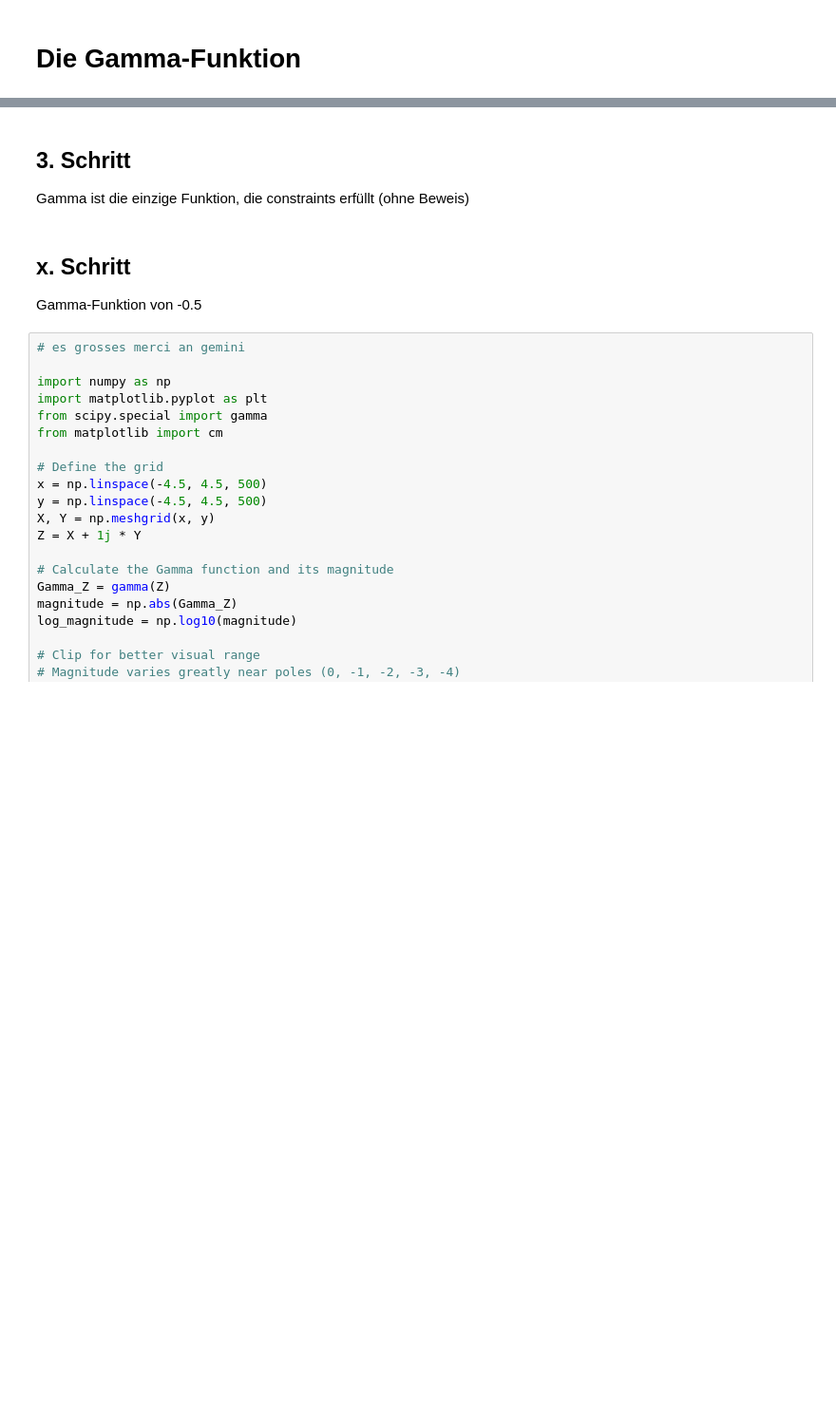
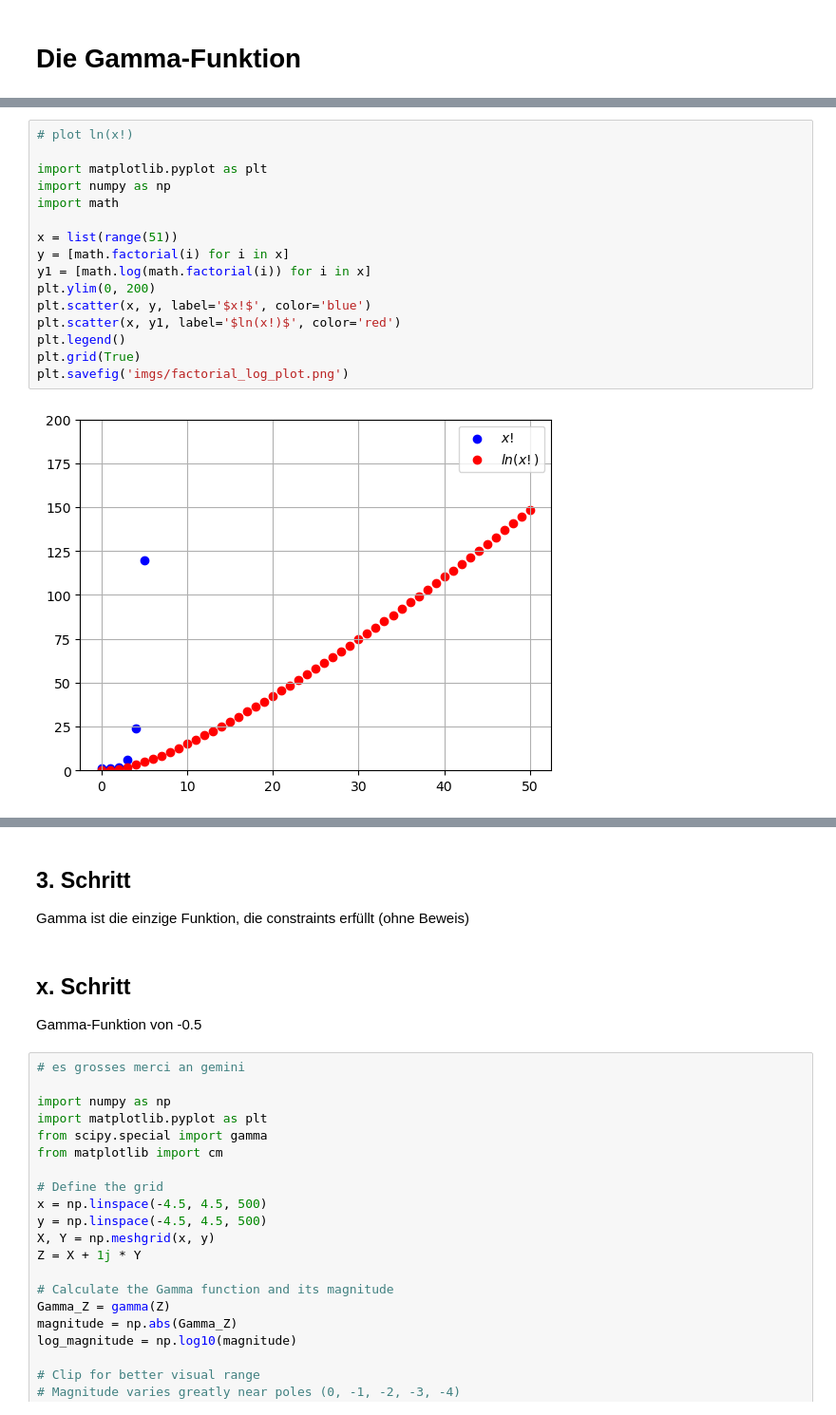
Before and after one commit to lbuchli/MatSem-Gamma, a Jupyter notebook: presentation.ipynb, the cells around one changed output, grey strips where cells are left out. Shown at 95% size. Drawn from its saved outputs; the diff is of its cells as text; blank space fills up the shorter version.

```diff
--- a/presentation.ipynb
+++ b/presentation.ipynb
@@ -36,0 +96,18 @@ Direkt für komplexe Zahlen?
+# %%
+# plot ln(x!)
+
+import matplotlib.pyplot as plt
+import numpy as np
+import math
+
+x = list(range(51))
+y = [math.factorial(i) for i in x]
+y1 = [math.log(math.factorial(i)) for i in x]
+plt.ylim(0, 200)
+plt.scatter(x, y, label='$x!$', color='blue')
+plt.scatter(x, y1, label='$ln(x!)$', color='red')
+plt.legend()
+plt.grid(True)
+plt.savefig('imgs/factorial_log_plot.png')
+# %% [output]
+[figure, added]
```
Also changed, not shown: parts of 10 cells of this notebook, 4 other files.
